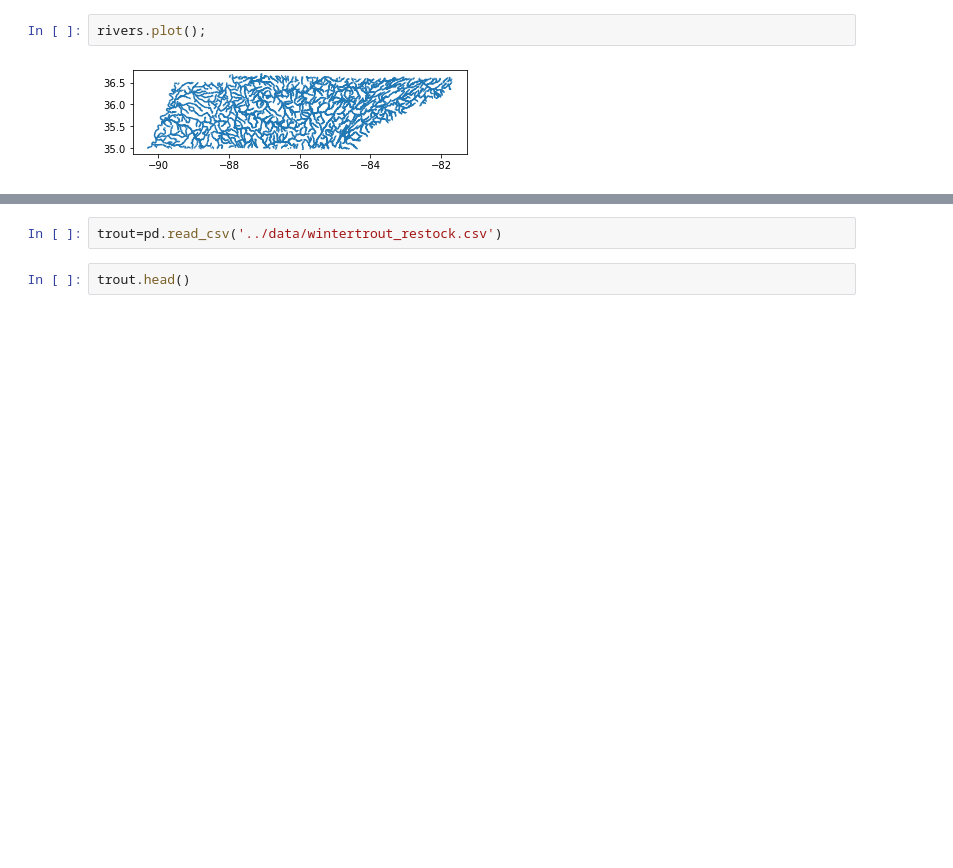
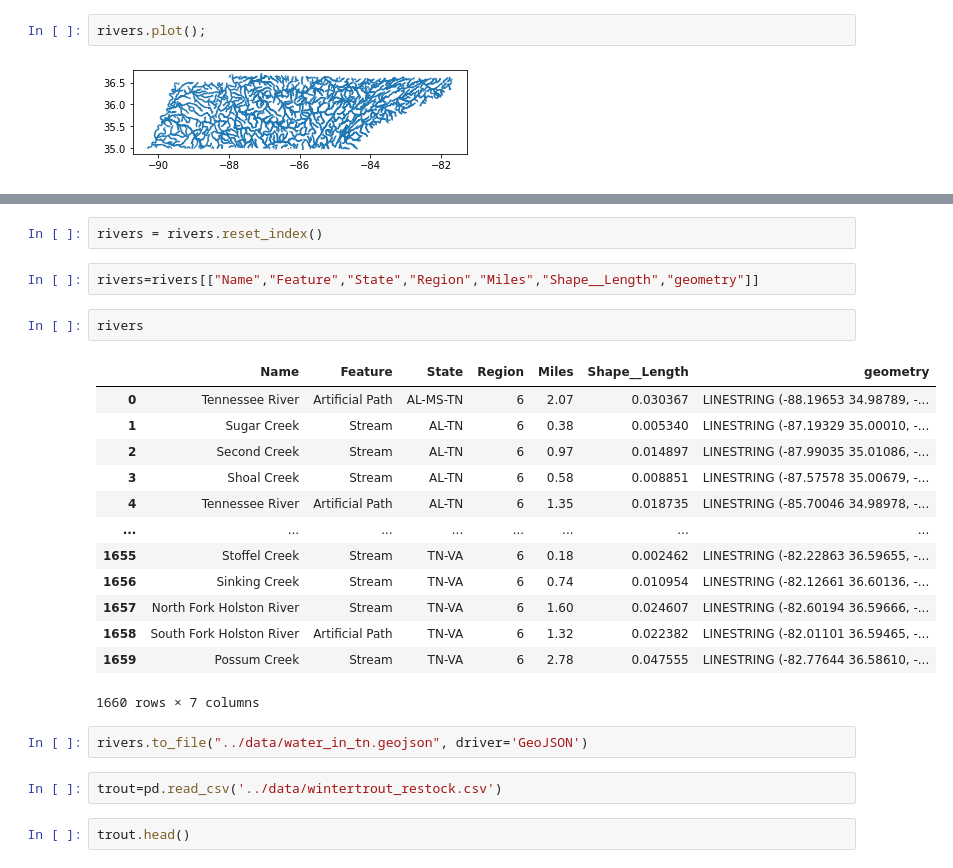
Before and after one commit to hrubel/TN-trout-fishing, a Jupyter notebook: notebooks/usa_rivers_eda.ipynb, the cells around one changed output, grey strips where cells are left out. Saved outputs shown, nothing was run; the diff lists cells and outputs as text; blank space fills up the shorter version.

```diff
--- a/notebooks/usa_rivers_eda.ipynb
+++ b/notebooks/usa_rivers_eda.ipynb
@@ -65,6 +65,28 @@ rivers.head()
 | 27697 | 27698 | Second Creek | Stream | AL-TN | 6 | 0.97 | 0.014897 | LINESTRING (-87.99035 35.01086, -... |
 | 27698 | 27699 | Shoal Creek | Stream | AL-TN | 6 | 0.58 | 0.008851 | LINESTRING (-87.57578 35.00679, -... |
 | 27699 | 27700 | Tennessee River | Artificial Path | AL-TN | 6 | 1.35 | 0.018735 | LINESTRING (-85.70046 34.98978, -... |
+# %%
+rivers = rivers.reset_index()
+# %%
+rivers=rivers[["Name","Feature","State","Region","Miles","Shape__Length","geometry"]]
+# %%
+rivers
+# %% [output]
+|  | Name | Feature | State | Region | Miles | Shape__Length | geometry |
+| 0 | Tennessee River | Artificial Path | AL-MS-TN | 6 | 2.07 | 0.030367 | LINESTRING (-88.19653 34.98789, -... |
+| 1 | Sugar Creek | Stream | AL-TN | 6 | 0.38 | 0.005340 | LINESTRING (-87.19329 35.00010, -... |
+| 2 | Second Creek | Stream | AL-TN | 6 | 0.97 | 0.014897 | LINESTRING (-87.99035 35.01086, -... |
+| 3 | Shoal Creek | Stream | AL-TN | 6 | 0.58 | 0.008851 | LINESTRING (-87.57578 35.00679, -... |
+| 4 | Tennessee River | Artificial Path | AL-TN | 6 | 1.35 | 0.018735 | LINESTRING (-85.70046 34.98978, -... |
+| ... | ... | ... | ... | ... | ... | ... | ... |
+| 1655 | Stoffel Creek | Stream | TN-VA | 6 | 0.18 | 0.002462 | LINESTRING (-82.22863 36.59655, -... |
+| 1656 | Sinking Creek | Stream | TN-VA | 6 | 0.74 | 0.010954 | LINESTRING (-82.12661 36.60136, -... |
+| 1657 | North Fork Holston River | Stream | TN-VA | 6 | 1.60 | 0.024607 | LINESTRING (-82.60194 36.59666, -... |
+| 1658 | South Fork Holston River | Artificial Path | TN-VA | 6 | 1.32 | 0.022382 | LINESTRING (-82.01101 36.59465, -... |
+| 1659 | Possum Creek | Stream | TN-VA | 6 | 2.78 | 0.047555 | LINESTRING (-82.77644 36.58610, -... |
+1660 rows × 7 columns
+# %%
+rivers.to_file("../data/water_in_tn.geojson", driver='GeoJSON')
 # %%
 trout=pd.read_csv('../data/wintertrout_restock.csv')
 # %%
```
Also changed, not shown: parts of 2 cells of this notebook, 1 other file.
